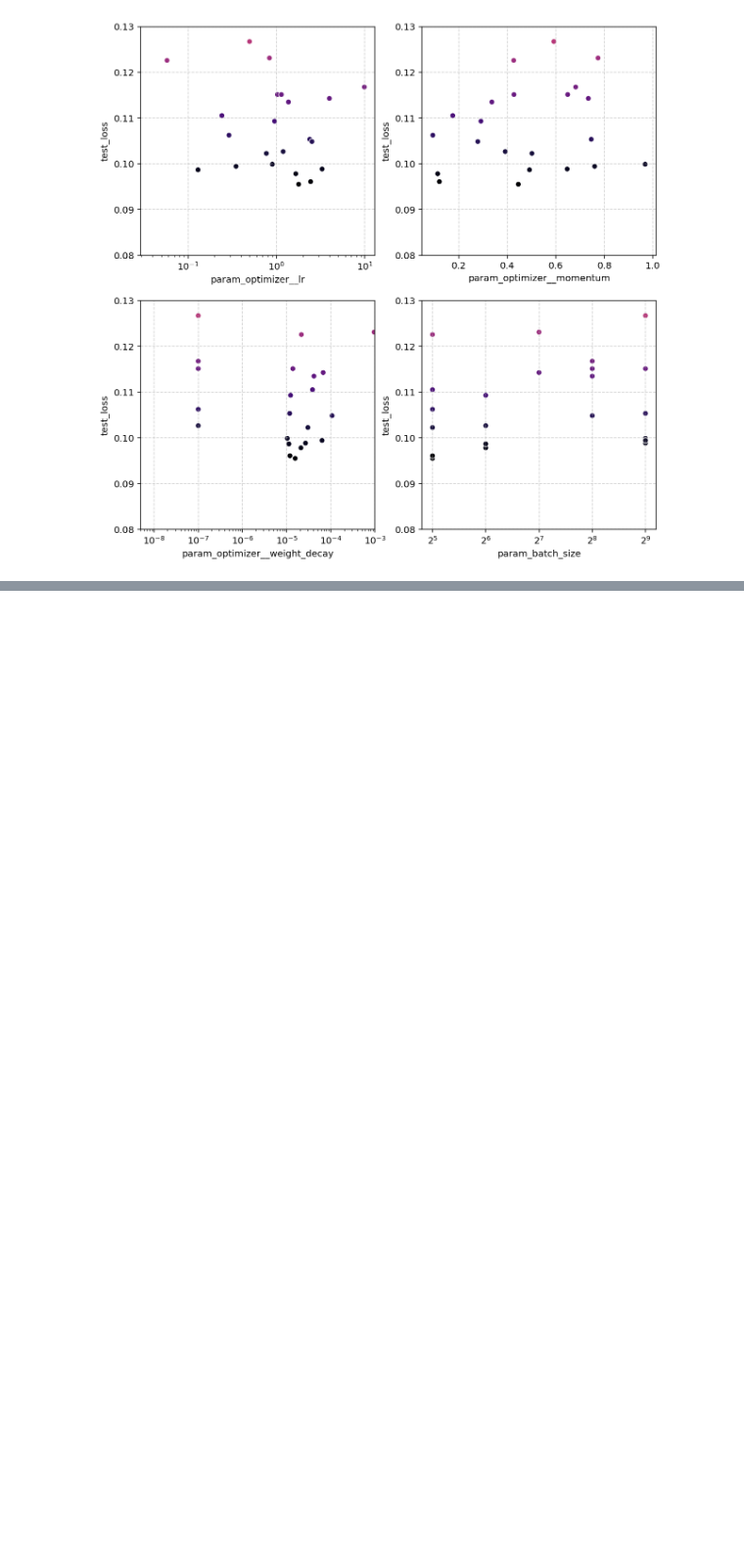
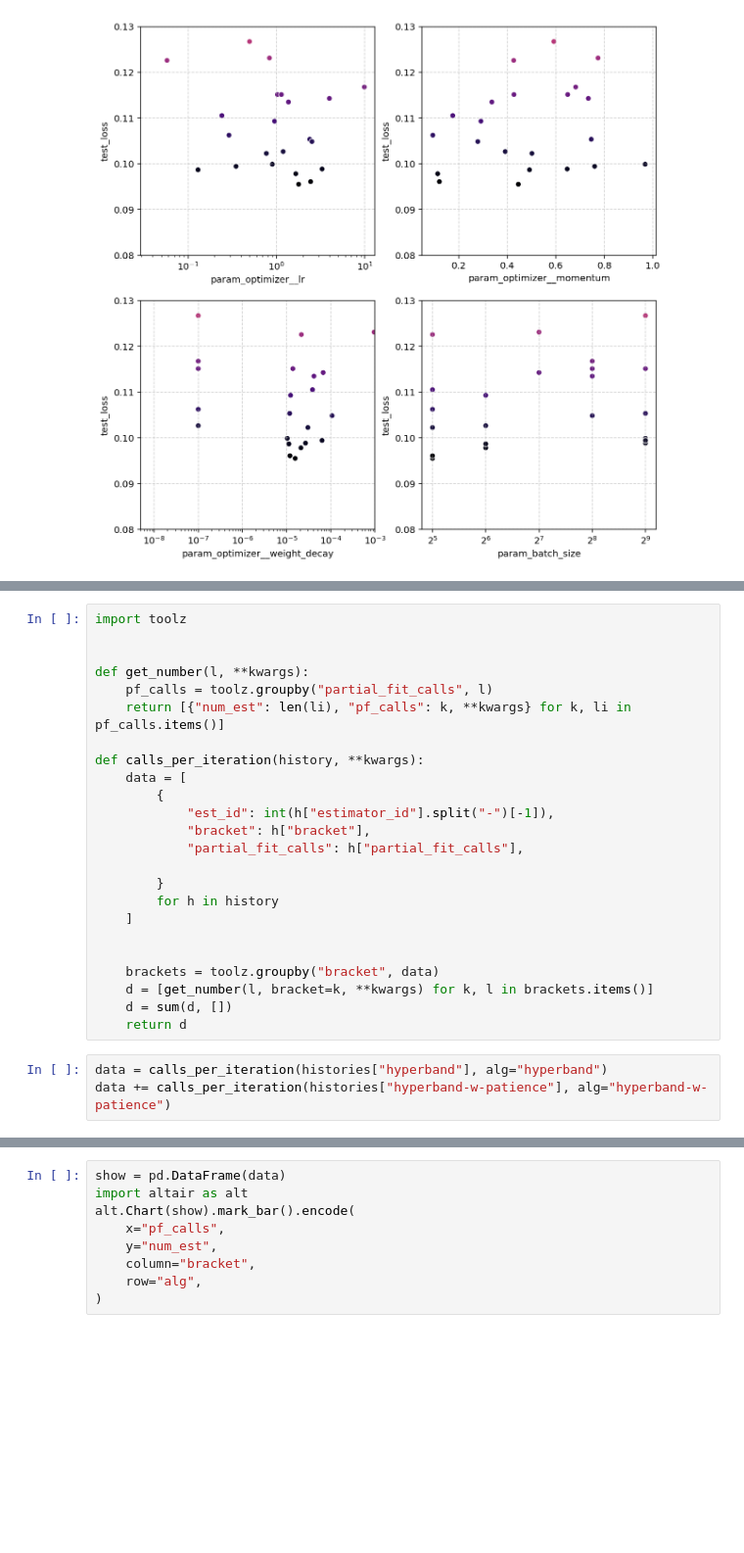
Before and after one commit to stsievert/dask-hyperband-comparison, a Jupyter notebook: Visualize.ipynb, the cells around one changed output, grey strips where cells are left out. Shown at 98% size. Drawn from its saved outputs; the diff is of its cells as text; blank space fills up the shorter version.

```diff
--- a/Visualize.ipynb
+++ b/Visualize.ipynb
@@ -267,0 +357,27 @@ plt.show()
+# %%
+import toolz
+
+
+def get_number(l, **kwargs):
+    pf_calls = toolz.groupby("partial_fit_calls", l)
+    return [{"num_est": len(li), "pf_calls": k, **kwargs} for k, li in pf_calls.items()]
+
+def calls_per_iteration(history, **kwargs):
+    data = [
+        {
+            "est_id": int(h["estimator_id"].split("-")[-1]),
+            "bracket": h["bracket"],
+            "partial_fit_calls": h["partial_fit_calls"],
+
+        }
+        for h in history
+    ]
+
+
+    brackets = toolz.groupby("bracket", data)
+    d = [get_number(l, bracket=k, **kwargs) for k, l in brackets.items()]
+    d = sum(d, [])
+    return d
+# %%
+data = calls_per_iteration(histories["hyperband"], alg="hyperband")
+data += calls_per_iteration(histories["hyperband-w-patience"], alg="hyperband-w-patience")
@@ -267,0 +397,11 @@ plt.show()
+# %%
+show = pd.DataFrame(data)
+import altair as alt
+alt.Chart(show).mark_bar().encode(
+    x="pf_calls",
+    y="num_est",
+    column="bracket",
+    row="alg",
+)
+# %% [output]
+[figure, added]
```
Also changed, not shown: parts of 12 cells of this notebook, 6 other files.
